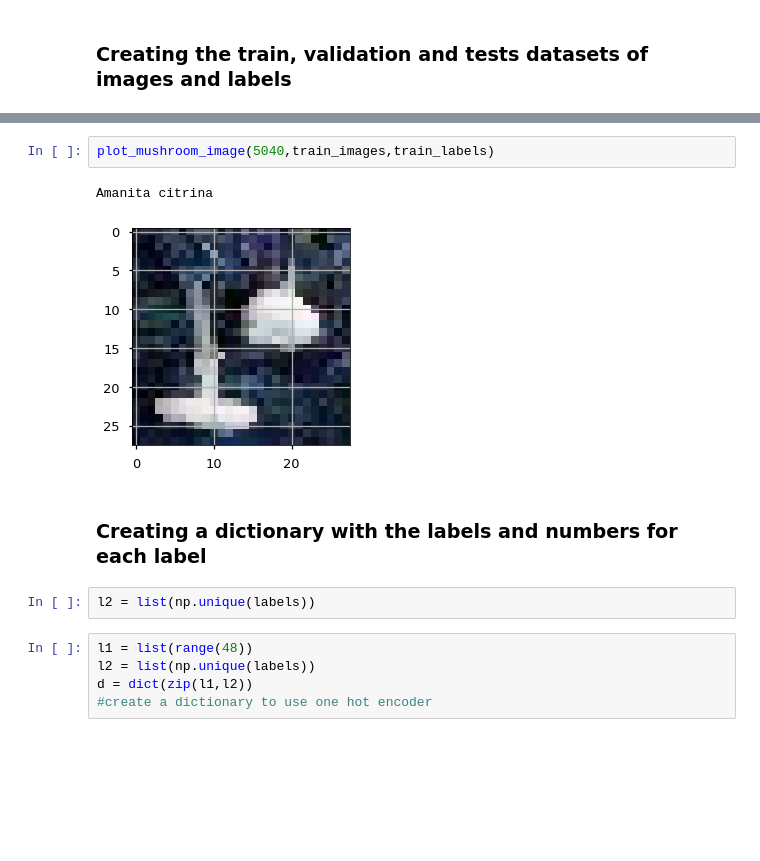
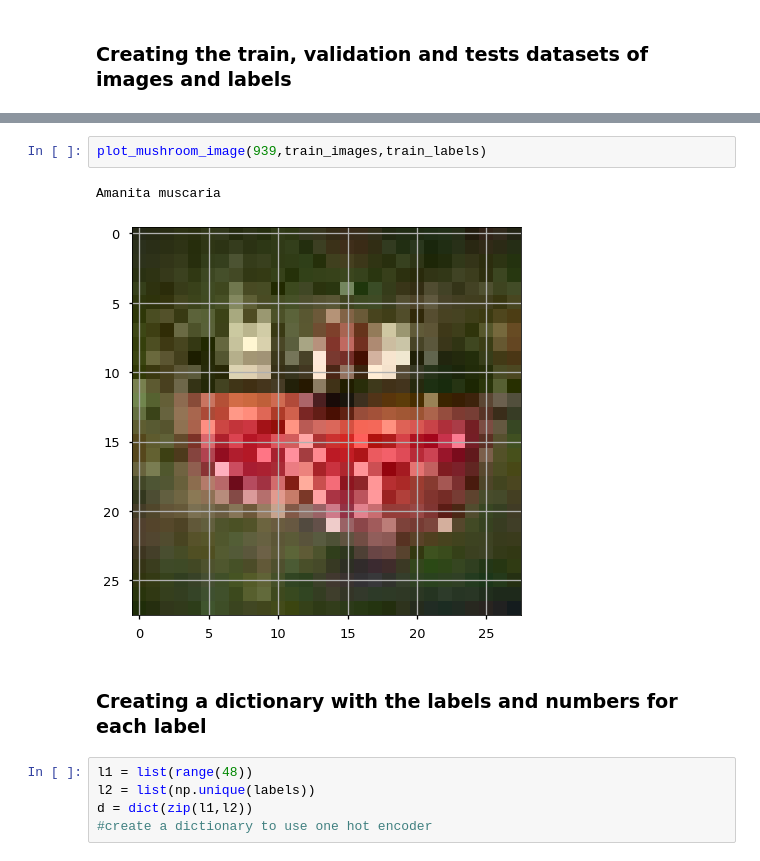
Before and after one commit to JaimeRedondo/Mushrooms_Classification, a Jupyter notebook: Mushrooms_Classification.ipynb, the cells around one changed output, grey strips where cells are left out. Drawn from its saved outputs; the diff is of its cells as text; blank space fills up the shorter version.

```diff
--- a/Mushrooms_Classification.ipynb
+++ b/Mushrooms_Classification.ipynb
@@ -277,12 +342,10 @@ train_labels = trainval_labels[~mask1]
 # %%
-plot_mushroom_image(5040,train_images,train_labels)
+plot_mushroom_image(939,train_images,train_labels)
 # %% [output]
-Amanita citrina
+Amanita muscaria
-[figure, old version]
+[figure, new version]
 # %% [markdown]
 ### Creating a dictionary with the labels and numbers for each label
-# %%
-l2 = list(np.unique(labels))
 # %%
 l1 = list(range(48))
 l2 = list(np.unique(labels))
```
Also changed, not shown: parts of 84 cells of this notebook.
